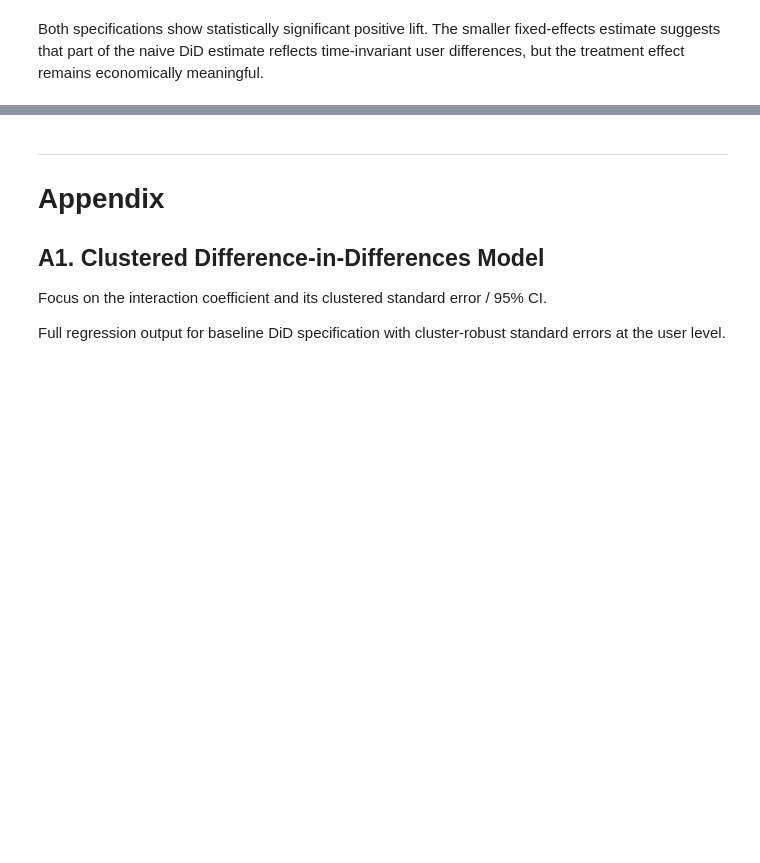
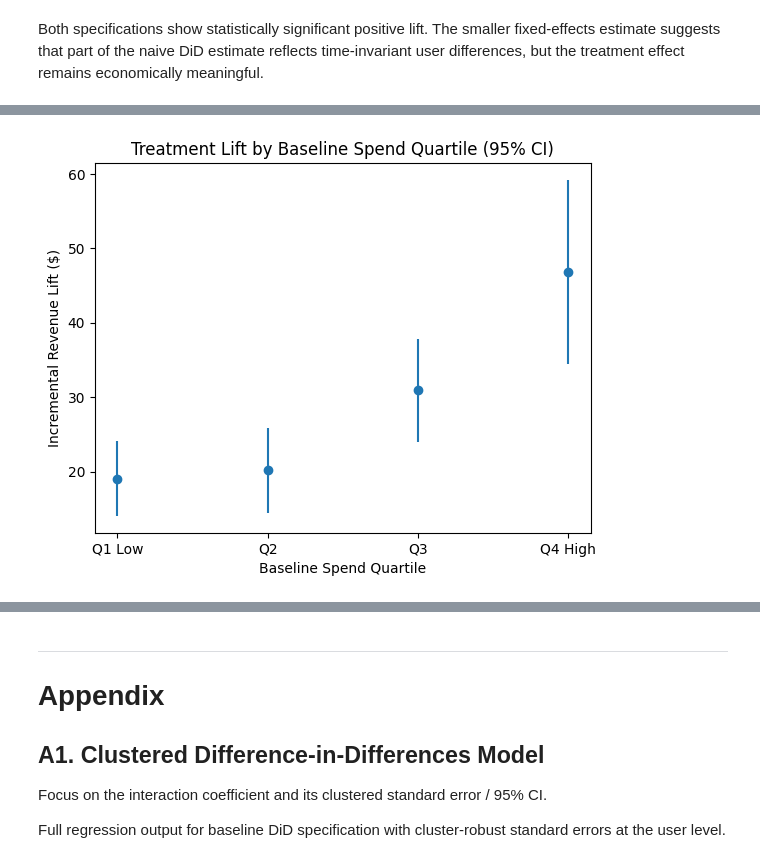
Before and after one commit to tcampayne/targeted-promotion-incrementality-experiment, a Jupyter notebook: analysis/02_inference.ipynb, the cells around one changed output, grey strips where cells are left out. Drawn from its saved outputs; the diff is of its cells as text; code cells hidden in the pictures; blank space fills up the shorter version.

Commit message:
Update README, charts, and final analysis

```diff
--- a/analysis/02_inference.ipynb
+++ b/analysis/02_inference.ipynb
@@ -361,0 +396,3 @@ Both specifications show statistically significant positive lift. The smaller fi
+# %%
+hte_df = df.merge(pre_df, on=["user_id", "treatment_flag"], how="inner")
+hte_df.head()
@@ -361,0 +441,43 @@ Both specifications show statistically significant positive lift. The smaller fi
+# %%
+import numpy as np
+
+hte_ci = (
+    hte_df.groupby(["baseline_quartile", "treatment_flag"])["post_revenue"]
+    .agg(["mean", "std", "count"])
+    .reset_index()
+)
+
+hte_ci["se"] = hte_ci["std"] / np.sqrt(hte_ci["count"])
+# %%
+control = hte_ci[hte_ci["treatment_flag"] == 0]
+treatment = hte_ci[hte_ci["treatment_flag"] == 1]
+
+lift_df = control[["baseline_quartile", "mean", "se"]].merge(
+    treatment[["baseline_quartile", "mean", "se"]],
+    on="baseline_quartile",
+    suffixes=("_control", "_treat")
+)
+
+lift_df["lift"] = lift_df["mean_treat"] - lift_df["mean_control"]
+lift_df["se_lift"] = np.sqrt(lift_df["se_control"]**2 + lift_df["se_treat"]**2)
+lift_df["ci_low"] = lift_df["lift"] - 1.96 * lift_df["se_lift"]
+lift_df["ci_high"] = lift_df["lift"] + 1.96 * lift_df["se_lift"]
+# %%
+import matplotlib.pyplot as plt
+
+plt.figure()
+
+plt.errorbar(
+    lift_df["baseline_quartile"],
+    lift_df["lift"],
+    yerr=1.96 * lift_df["se_lift"],
+    fmt='o'
+)
+
+plt.title("Treatment Lift by Baseline Spend Quartile (95% CI)")
+plt.xlabel("Baseline Spend Quartile")
+plt.ylabel("Incremental Revenue Lift ($)")
+
+plt.show()
+# %% [output]
+[figure, added]
```
Also changed, not shown: parts of 16 cells of this notebook, 5 other files.
